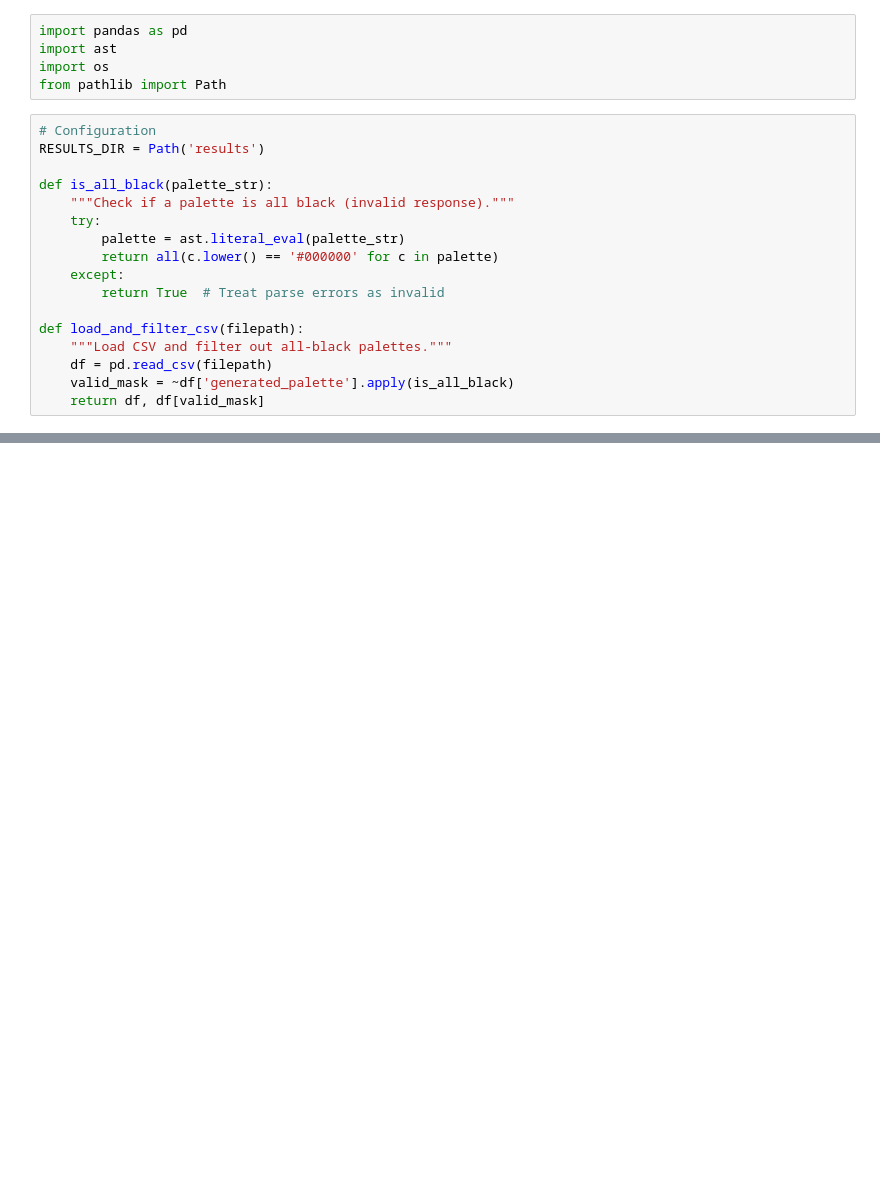
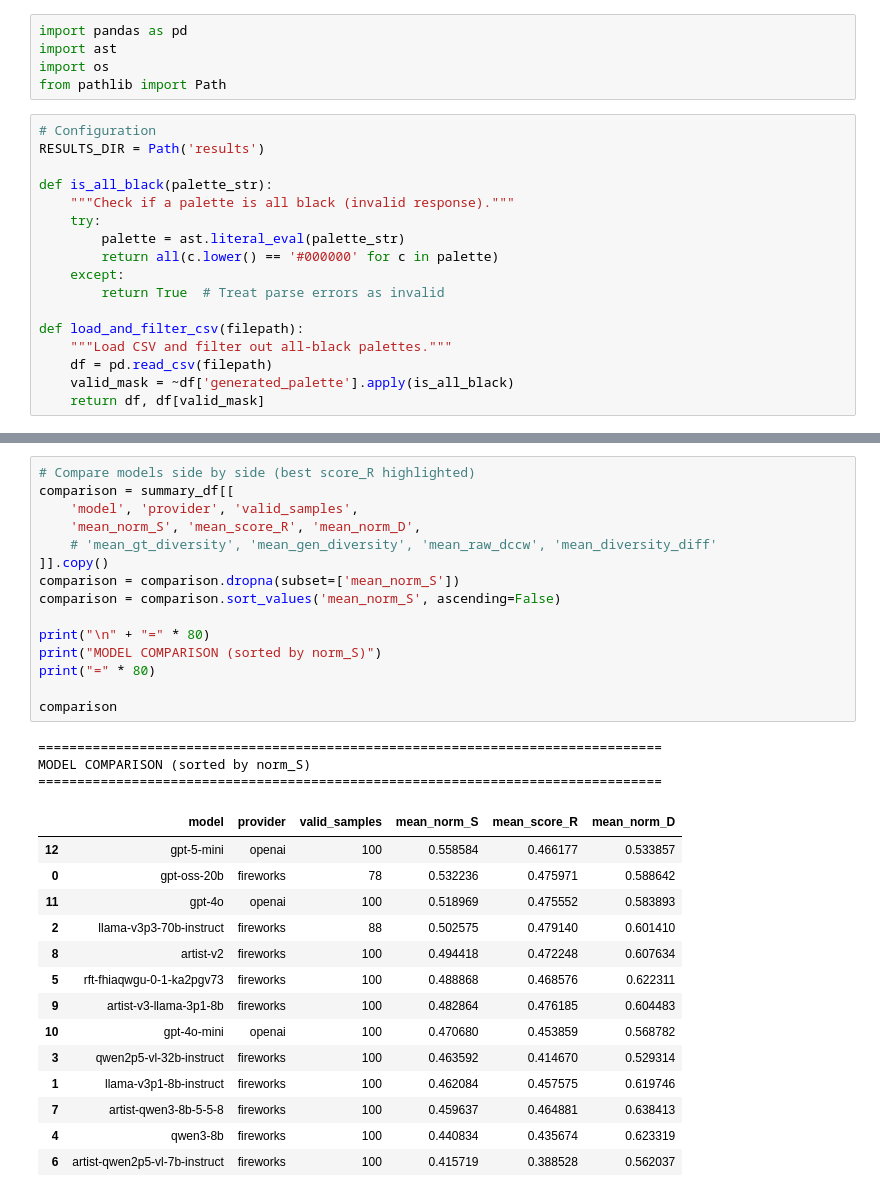
Before and after one commit to sidvenkatayogi/chromio, a Jupyter notebook: ml/evaluator/analyze_results.ipynb, the cells around one changed output, grey strips where cells are left out. Cells and saved outputs as stored; diff of their text form; blank space fills up the shorter version.

```diff
--- a/ml/evaluator/analyze_results.ipynb
+++ b/ml/evaluator/analyze_results.ipynb
@@ -170,0 +189,33 @@ MODEL COMPARISON (sorted by score_R)
+# %%
+# Compare models side by side (best score_R highlighted)
+comparison = summary_df[[
+    'model', 'provider', 'valid_samples',
+    'mean_norm_S', 'mean_score_R', 'mean_norm_D',
+    # 'mean_gt_diversity', 'mean_gen_diversity', 'mean_raw_dccw', 'mean_diversity_diff'
+]].copy()
+comparison = comparison.dropna(subset=['mean_norm_S'])
+comparison = comparison.sort_values('mean_norm_S', ascending=False)
+
+print("\n" + "=" * 80)
+print("MODEL COMPARISON (sorted by norm_S)")
+print("=" * 80)
+
+comparison
+# %% [output]
+================================================================================
+MODEL COMPARISON (sorted by norm_S)
+================================================================================
+|  | model | provider | valid_samples | mean_norm_S | mean_score_R | mean_norm_D |
+| 12 | gpt-5-mini | openai | 100 | 0.558584 | 0.466177 | 0.533857 |
+| 0 | gpt-oss-20b | fireworks | 78 | 0.532236 | 0.475971 | 0.588642 |
+| 11 | gpt-4o | openai | 100 | 0.518969 | 0.475552 | 0.583893 |
+| 2 | llama-v3p3-70b-instruct | fireworks | 88 | 0.502575 | 0.479140 | 0.601410 |
+| 8 | artist-v2 | fireworks | 100 | 0.494418 | 0.472248 | 0.607634 |
+| 5 | rft-fhiaqwgu-0-1-ka2pgv73 | fireworks | 100 | 0.488868 | 0.468576 | 0.622311 |
+| 9 | artist-v3-llama-3p1-8b | fireworks | 100 | 0.482864 | 0.476185 | 0.604483 |
+| 10 | gpt-4o-mini | openai | 100 | 0.470680 | 0.453859 | 0.568782 |
+| 3 | qwen2p5-vl-32b-instruct | fireworks | 100 | 0.463592 | 0.414670 | 0.529314 |
+| 1 | llama-v3p1-8b-instruct | fireworks | 100 | 0.462084 | 0.457575 | 0.619746 |
+| 7 | artist-qwen3-8b-5-5-8 | fireworks | 100 | 0.459637 | 0.464881 | 0.638413 |
+| 4 | qwen3-8b | fireworks | 100 | 0.440834 | 0.435674 | 0.623319 |
+| 6 | artist-qwen2p5-vl-7b-instruct | fireworks | 100 | 0.415719 | 0.388528 | 0.562037 |
```
Also changed, not shown: parts of 4 cells of this notebook, 15 other files.
